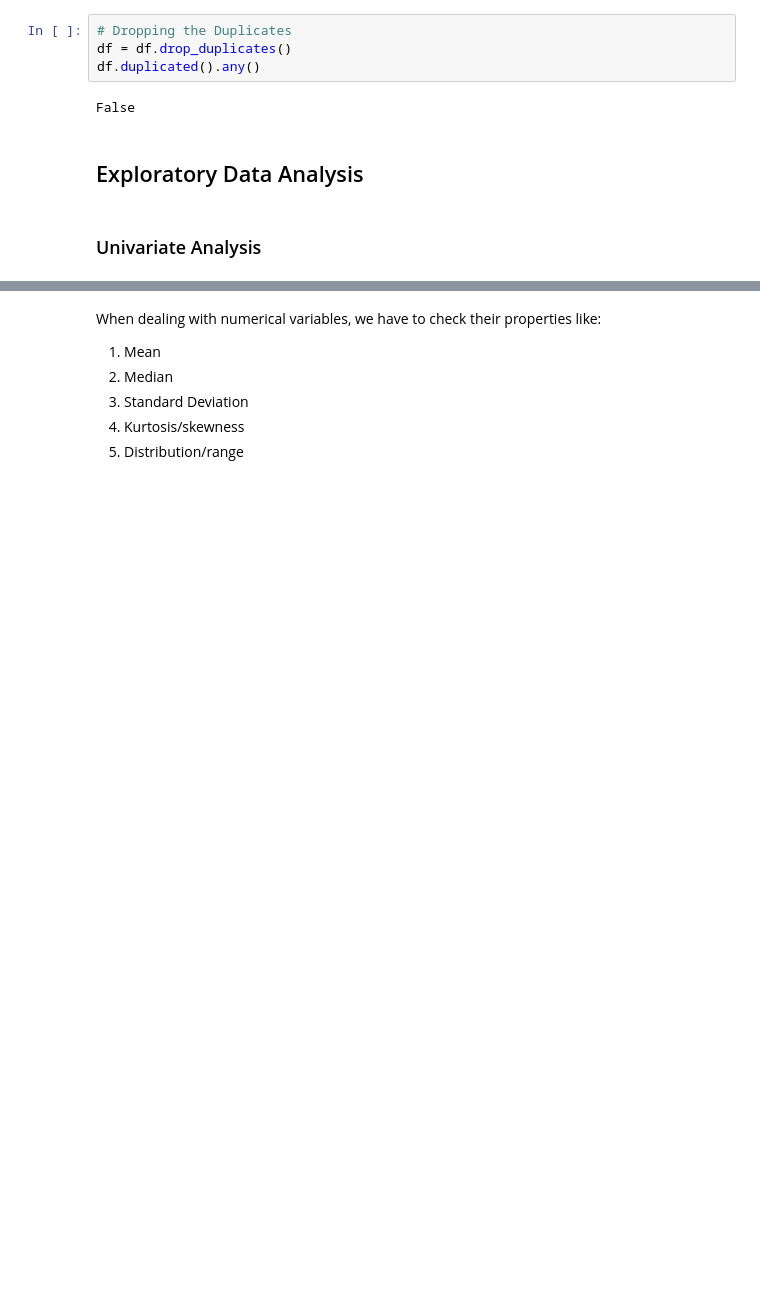
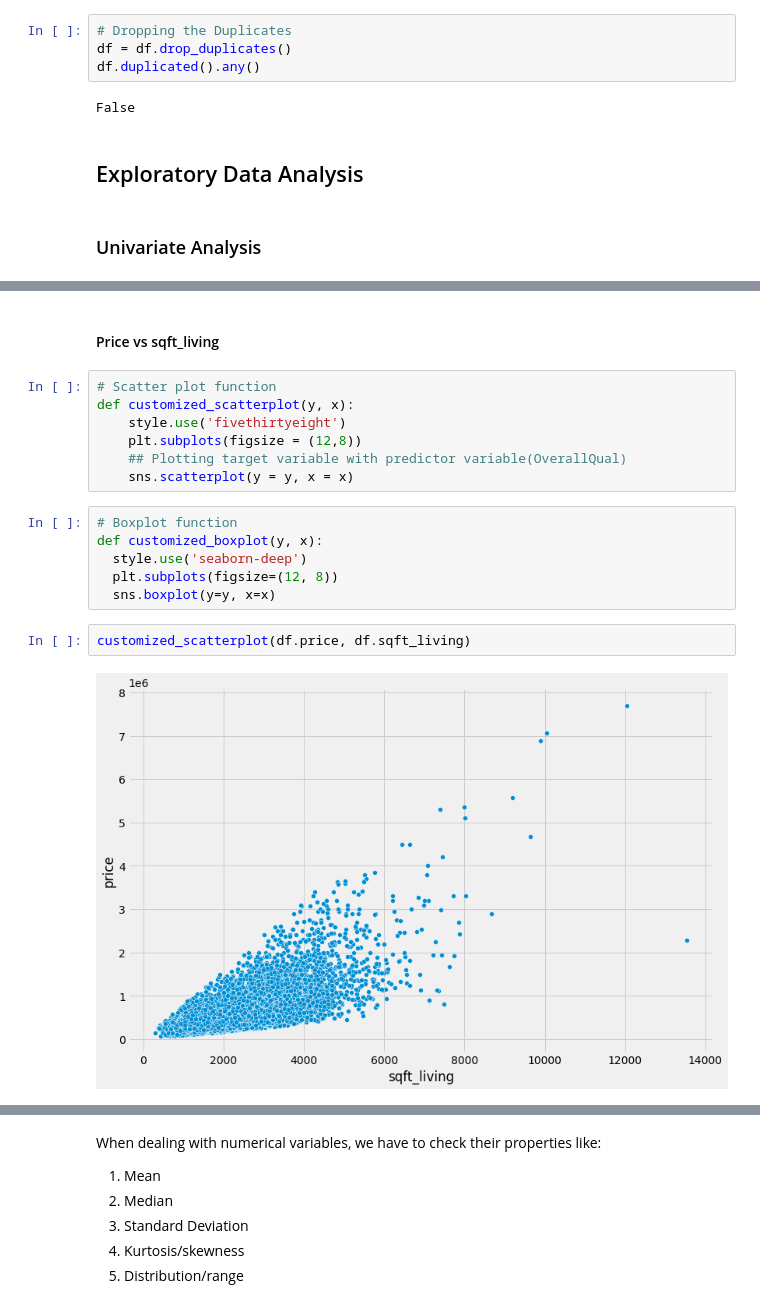
Before and after one commit to qadipo/FactorsAffectingHousePricesUsingVariousLinearRegressionMethods, a Jupyter notebook: Modelling_House_Prices.ipynb, the cells around one changed output, grey strips where cells are left out. Drawn from its saved outputs; the diff is of its cells as text; blank space fills up the shorter version.

```diff
--- a/Modelling_House_Prices.ipynb
+++ b/Modelling_House_Prices.ipynb
@@ -183,0 +260,19 @@ False
+# %% [markdown]
+#### Price vs sqft_living
+# %%
+# Scatter plot function
+def customized_scatterplot(y, x):
+    style.use('fivethirtyeight')
+    plt.subplots(figsize = (12,8))
+    ## Plotting target variable with predictor variable(OverallQual)
+    sns.scatterplot(y = y, x = x)
+# %%
+# Boxplot function
+def customized_boxplot(y, x):
+  style.use('seaborn-deep')
+  plt.subplots(figsize=(12, 8))
+  sns.boxplot(y=y, x=x)
+# %%
+customized_scatterplot(df.price, df.sqft_living)
+# %% [output]
+[figure, added]
```
Also changed, not shown: parts of 36 cells of this notebook.
